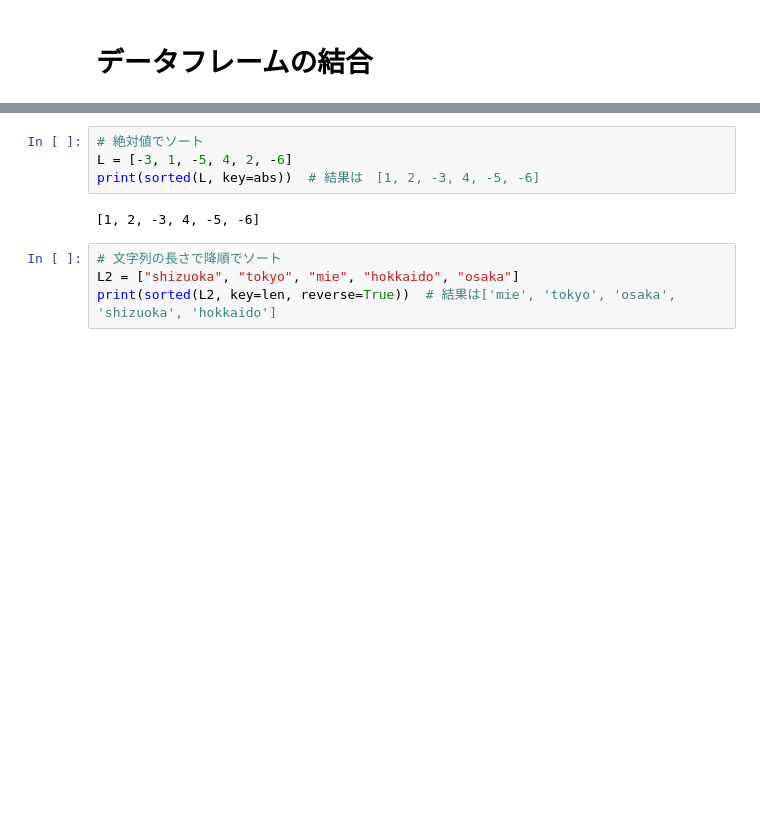
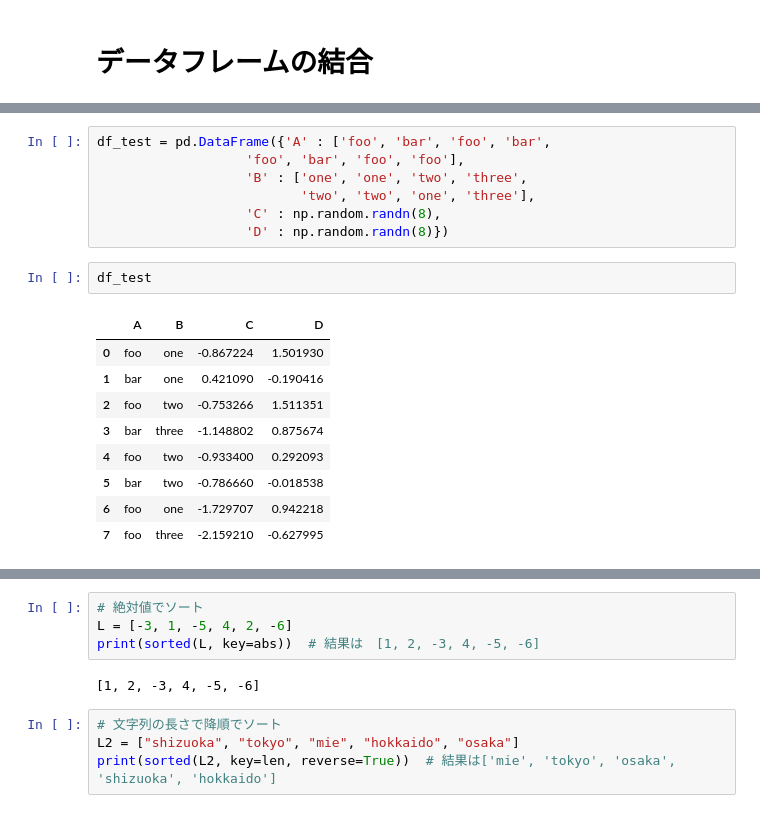
Before and after one commit to genome-sci/python_bioinfo_2018, a Jupyter notebook: 2-1_and_2-2/pandas_introduction.ipynb, the cells around one changed output, grey strips where cells are left out. Saved outputs shown, nothing was run; the diff lists cells and outputs as text; blank space fills up the shorter version.

```diff
--- a/2-1_and_2-2/pandas_introduction.ipynb
+++ b/2-1_and_2-2/pandas_introduction.ipynb
@@ -1986,0 +1850,19 @@ array([[101, 102, 103],
+# %%
+df_test = pd.DataFrame({'A' : ['foo', 'bar', 'foo', 'bar',
+                   'foo', 'bar', 'foo', 'foo'],
+                   'B' : ['one', 'one', 'two', 'three',
+                          'two', 'two', 'one', 'three'],
+                   'C' : np.random.randn(8),
+                   'D' : np.random.randn(8)})
+# %%
+df_test
+# %% [output]
+|  | A | B | C | D |
+| 0 | foo | one | -0.867224 | 1.501930 |
+| 1 | bar | one | 0.421090 | -0.190416 |
+| 2 | foo | two | -0.753266 | 1.511351 |
+| 3 | bar | three | -1.148802 | 0.875674 |
+| 4 | foo | two | -0.933400 | 0.292093 |
+| 5 | bar | two | -0.786660 | -0.018538 |
+| 6 | foo | one | -1.729707 | 0.942218 |
+| 7 | foo | three | -2.159210 | -0.627995 |
```
Also changed, not shown: parts of 135 cells of this notebook, 2 other files.
